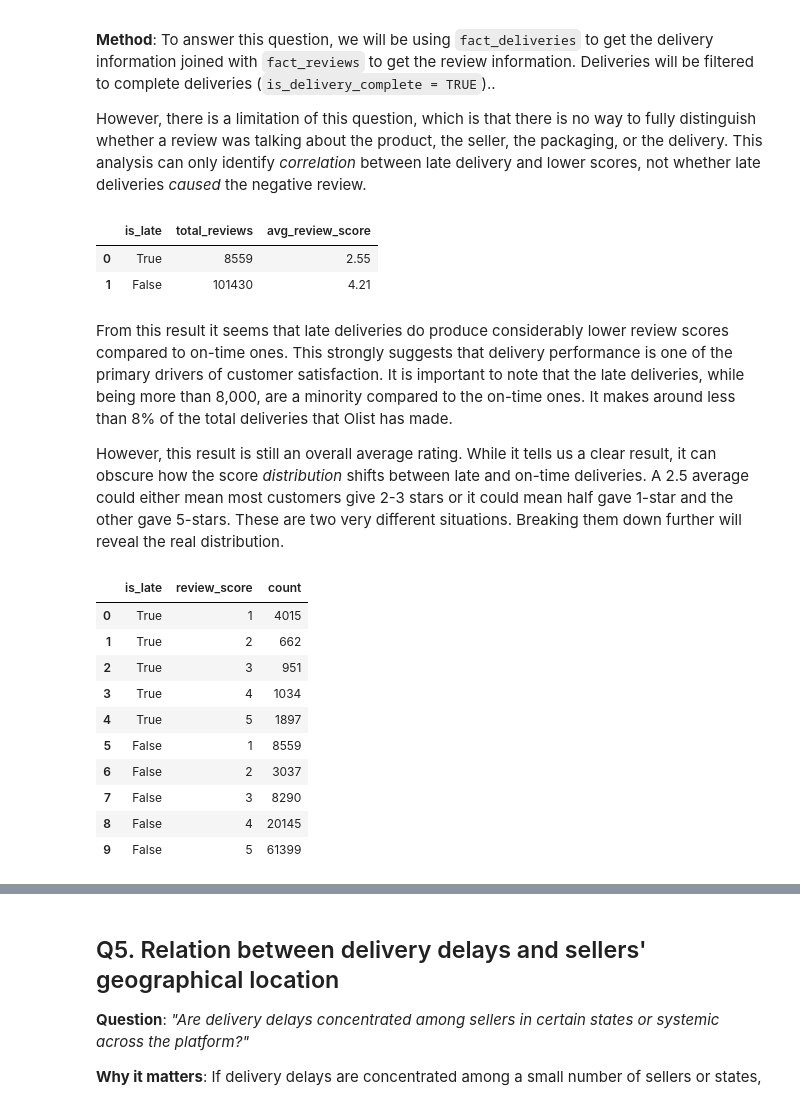
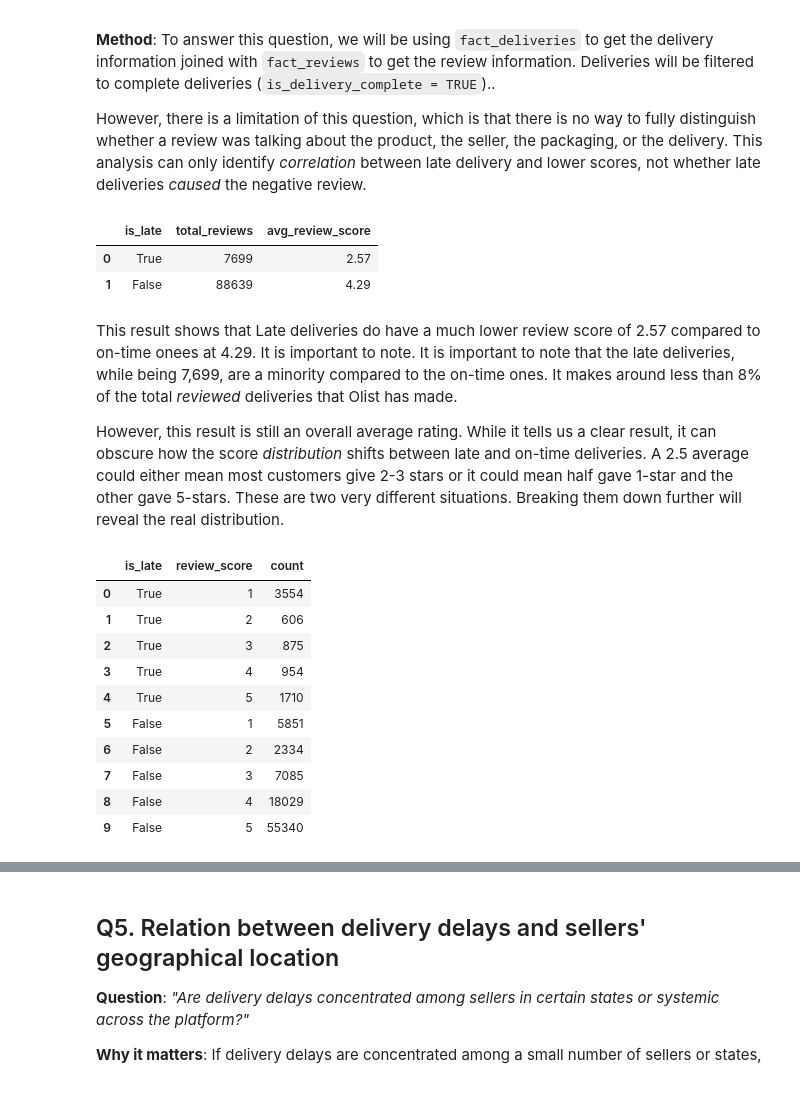
Before and after one commit to jyovian/olist-logistics-analysis, a Jupyter notebook: notebooks/03_analysis.ipynb, the cells around one changed output, grey strips where cells are left out. Cells and saved outputs as stored; diff of their text form; code cells hidden in the pictures.

Commit message:
Q4: Modified query to collapse 'fact_deliveries' into one row per order before joining reviews
Q4: Rewrite the analysis after new query

```diff
--- a/notebooks/03_analysis.ipynb
+++ b/notebooks/03_analysis.ipynb
@@ -391,44 +391,50 @@ However, there is a limitation of this question, which is that there is no way t
 # %%
 con.execute("""
                                SELECT
-                                    d.is_late,
-                                    COUNT(*) AS total_reviews,
-                                    ROUND(AVG(r.review_score),2) AS avg_review_score
+                                   d.is_late,
+                                   COUNT(*) AS total_reviews,
+                                   ROUND(AVG(r.review_score),2) AS avg_review_score
                                FROM mart.fact_reviews r
-                               JOIN mart.fact_deliveries d ON r.order_id = d.order_id
-                               WHERE d.is_delivery_complete = TRUE
+                               JOIN (
+                                   SELECT DISTINCT order_id, is_late
+                                   FROM mart.fact_deliveries
+                                   WHERE is_delivery_complete = TRUE
+                               ) d ON r.order_id = d.order_id
                                GROUP BY d.is_late
                                ORDER BY d.is_late DESC
 """).fetchdf()
 # %% [output]
 |  | is_late | total_reviews | avg_review_score |
-| 0 | True | 8559 | 2.55 |
-| 1 | False | 101430 | 4.21 |
+| 0 | True | 7699 | 2.57 |
+| 1 | False | 88639 | 4.29 |
 # %% [markdown]
-From this result it seems that late deliveries do produce considerably lower review scores compared to on-time ones. This strongly suggests that delivery performance is one of the primary drivers of customer satisfaction. It is important to note that the late deliveries, while being more than 8,000, are a minority compared to the on-time ones. It makes around less than 8% of the total deliveries that Olist has made.
+This result shows that Late deliveries do have a much lower review score of 2.57 compared to on-time onees at 4.29. It is important to note. It is important to note that the late deliveries, while being 7,699, are a minority compared to the on-time ones. It makes around less than 8% of the total *reviewed* deliveries that Olist has made.
 
 However, this result is still an overall average rating. While it tells us a clear result, it can obscure how the score *distribution* shifts between late and on-time deliveries. A 2.5 average could either mean most customers give 2-3 stars or it could mean half gave 1-star and the other gave 5-stars. These are two very different situations. Breaking them down further will reveal the real distribution.
 # %%
 con.execute("""
     SELECT
         f.is_late,
         r.review_score,
         COUNT(*) AS count
     FROM mart.fact_reviews r
-    JOIN mart.fact_deliveries f ON r.order_id = f.order_id
-    WHERE f.is_delivery_complete = TRUE
+    JOIN (
+        SELECT DISTINCT order_id, is_late
+        FROM mart.fact_deliveries
+        WHERE is_delivery_complete = TRUE
+    ) f ON r.order_id = f.order_id
     GROUP BY f.is_late, r.review_score
     ORDER BY f.is_late DESC, r.review_score
 """).fetchdf()
 # %% [output]
 |  | is_late | review_score | count |
-| 0 | True | 1 | 4015 |
-| 1 | True | 2 | 662 |
-| 2 | True | 3 | 951 |
-| 3 | True | 4 | 1034 |
-| 4 | True | 5 | 1897 |
-| 5 | False | 1 | 8559 |
-| 6 | False | 2 | 3037 |
-| 7 | False | 3 | 8290 |
-| 8 | False | 4 | 20145 |
-| 9 | False | 5 | 61399 |
+| 0 | True | 1 | 3554 |
+| 1 | True | 2 | 606 |
+| 2 | True | 3 | 875 |
+| 3 | True | 4 | 954 |
+| 4 | True | 5 | 1710 |
+| 5 | False | 1 | 5851 |
+| 6 | False | 2 | 2334 |
+| 7 | False | 3 | 7085 |
+| 8 | False | 4 | 18029 |
+| 9 | False | 5 | 55340 |
```
Also changed, not shown: parts of 5 cells of this notebook.
